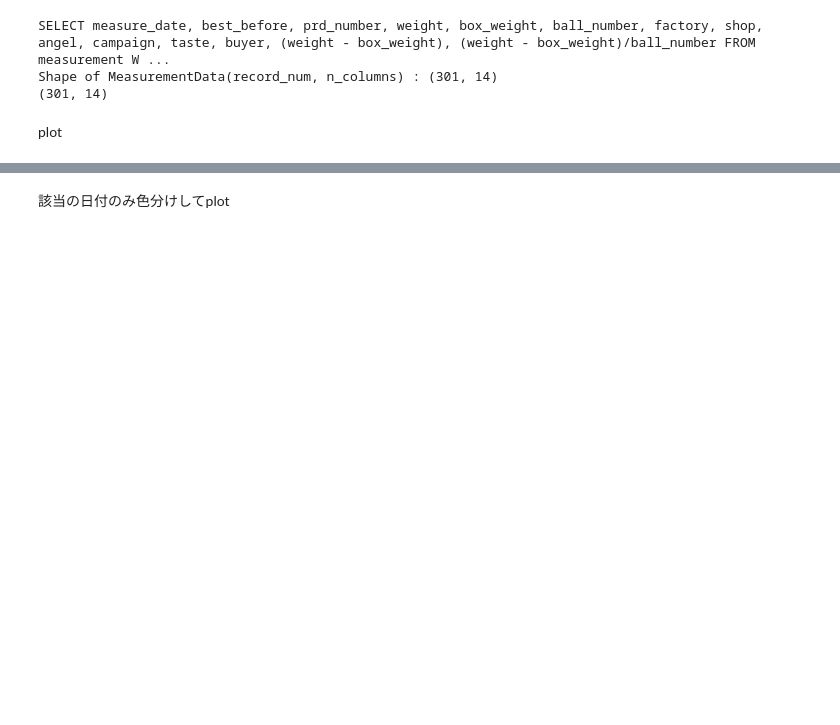
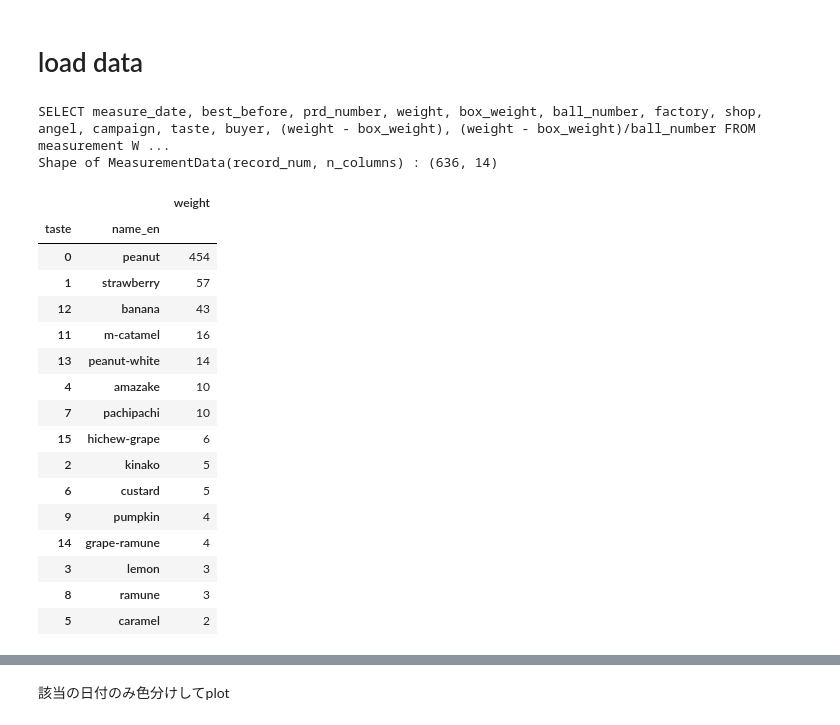
Before and after one commit to tok41/choco-ball-statistics, a Jupyter notebook: analysis/jupyter/plot_weight_dist.ipynb, the cells around one changed output, grey strips where cells are left out. Saved outputs shown, nothing was run; the diff lists cells and outputs as text; code cells hidden in the pictures; blank space fills up the shorter version.

```diff
--- a/analysis/jupyter/plot_weight_dist.ipynb
+++ b/analysis/jupyter/plot_weight_dist.ipynb
@@ -19,9 +18,9 @@ load data
+# %% [markdown]
+# load data
 # %%
-data = cu.get_data(db_file='../../data/choco-ball.db', filter_str="taste in (0)")
-print(data.shape)
+data = cu.get_data(db_file='../..//data/choco-ball.db', filter_str="taste is not 10")
+data = data.drop(columns=['factory'])
+#data.head()
 # %% [output]
 SELECT measure_date, best_before, prd_number, weight, box_weight, ball_number, factory, shop, angel, campaign, taste, buyer, (weight - box_weight), (weight - box_weight)/ball_number FROM measurement W ...
-Shape of MeasurementData(record_num, n_columns) : (301, 14)
-(301, 14)
+Shape of MeasurementData(record_num, n_columns) : (636, 14)
-# %% [markdown]
-plot
@@ -27,0 +32,20 @@ plot
+# %%
+data.groupby(['taste', 'name_en']).count()[['weight']].sort_values(by='weight', ascending=False)
+# %% [output]
+|  |  | weight |
+| taste | name_en |  |
+| 0 | peanut | 454 |
+| 1 | strawberry | 57 |
+| 12 | banana | 43 |
+| 11 | m-catamel | 16 |
+| 13 | peanut-white | 14 |
+| 4 | amazake | 10 |
+| 7 | pachipachi | 10 |
+| 15 | hichew-grape | 6 |
+| 2 | kinako | 5 |
+| 6 | custard | 5 |
+| 9 | pumpkin | 4 |
+| 14 | grape-ramune | 4 |
+| 3 | lemon | 3 |
+| 8 | ramune | 3 |
+| 5 | caramel | 2 |
```
Also changed, not shown: parts of 11 cells of this notebook.
